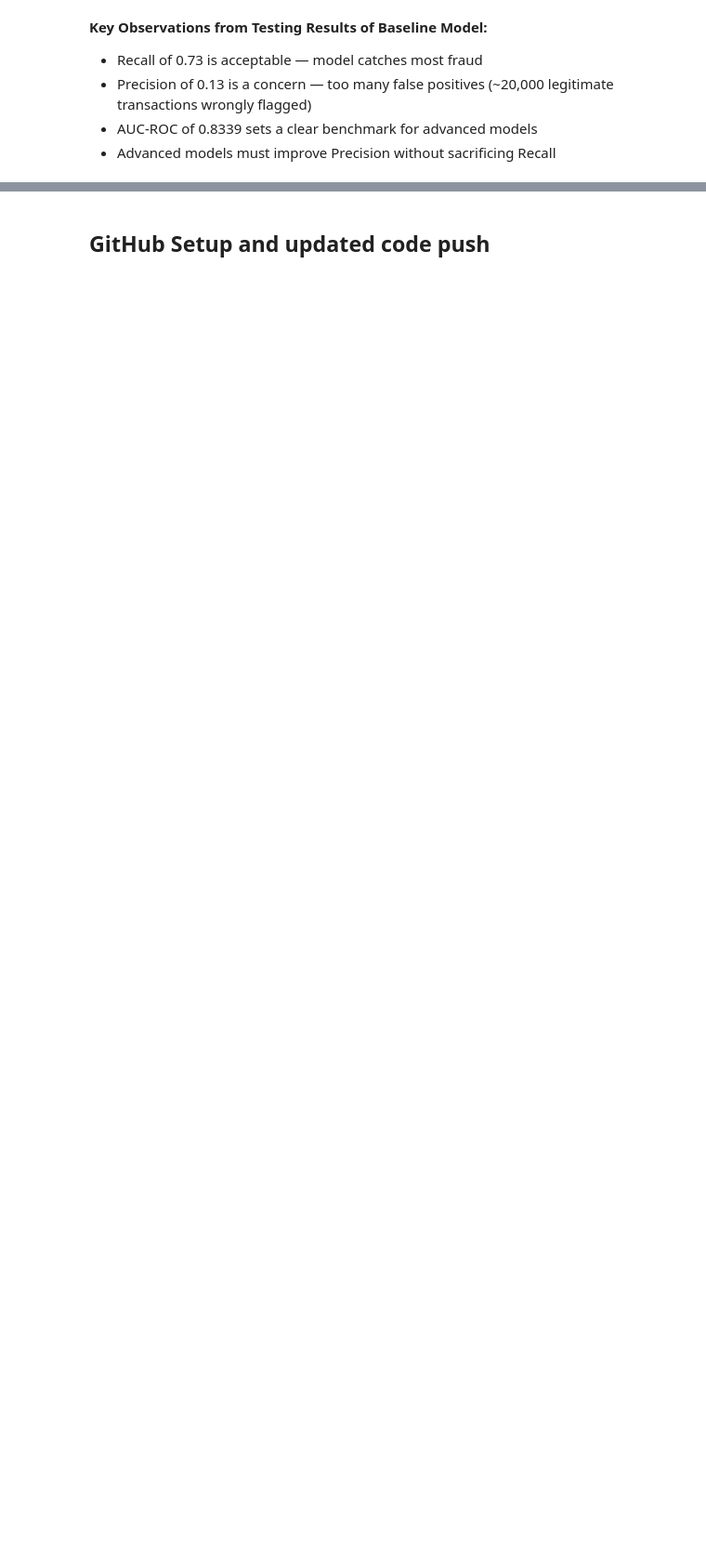
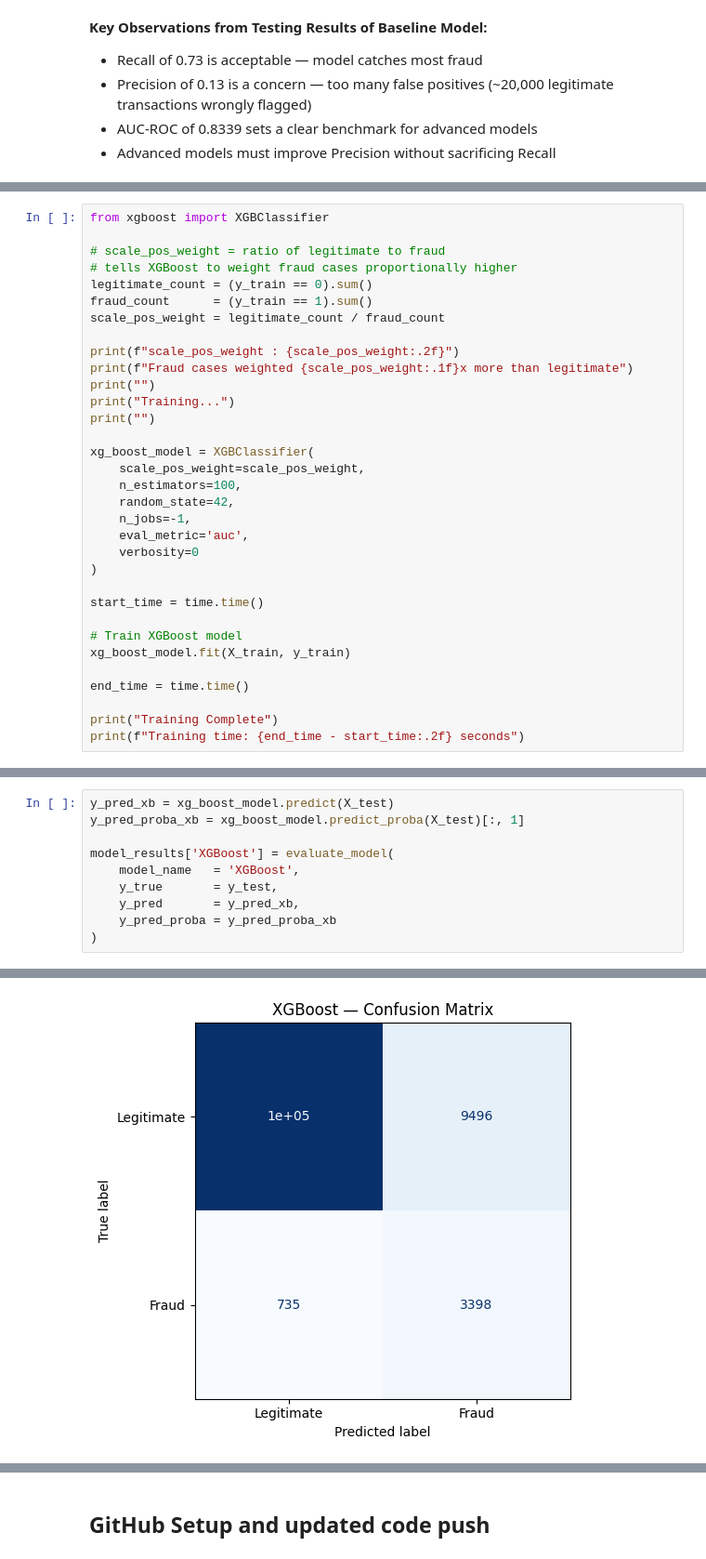
Before and after one commit to Thedeadman0612/TrustCart, a Jupyter notebook: phase1/notebooks/phase1_transaction_risk.ipynb, the cells around one changed output, grey strips where cells are left out. Shown at 93% size. Cells and saved outputs as stored; diff of their text form; blank space fills up the shorter version.

```diff
--- a/phase1/notebooks/phase1_transaction_risk.ipynb
+++ b/phase1/notebooks/phase1_transaction_risk.ipynb
@@ -1967,0 +2078,33 @@ AUC-ROC Score : 0.8339
+# %%
+from xgboost import XGBClassifier
+
+# scale_pos_weight = ratio of legitimate to fraud
+# tells XGBoost to weight fraud cases proportionally higher
+legitimate_count = (y_train == 0).sum()
+fraud_count      = (y_train == 1).sum()
+scale_pos_weight = legitimate_count / fraud_count
+
+print(f"scale_pos_weight : {scale_pos_weight:.2f}")
+print(f"Fraud cases weighted {scale_pos_weight:.1f}x more than legitimate")
+print("")
+print("Training...")
+print("")
+
+xg_boost_model = XGBClassifier(
+    scale_pos_weight=scale_pos_weight,
+    n_estimators=100,
+    random_state=42,
+    n_jobs=-1,
+    eval_metric='auc',
+    verbosity=0
+)
+
+start_time = time.time()
+
+# Train XGBoost model
+xg_boost_model.fit(X_train, y_train)
+
+end_time = time.time()
+
+print("Training Complete")
+print(f"Training time: {end_time - start_time:.2f} seconds")
@@ -1967,0 +2121,11 @@ AUC-ROC Score : 0.8339
+# %%
+y_pred_xb = xg_boost_model.predict(X_test)
+y_pred_proba_xb = xg_boost_model.predict_proba(X_test)[:, 1]
+
+model_results['XGBoost'] = evaluate_model(
+    model_name   = 'XGBoost',
+    y_true       = y_test,
+    y_pred       = y_pred_xb,
+    y_pred_proba = y_pred_proba_xb
+)
+# %% [output]
@@ -1967,0 +2145 @@ AUC-ROC Score : 0.8339
+[figure, added]
```
Also changed, not shown: parts of 27 cells of this notebook.
